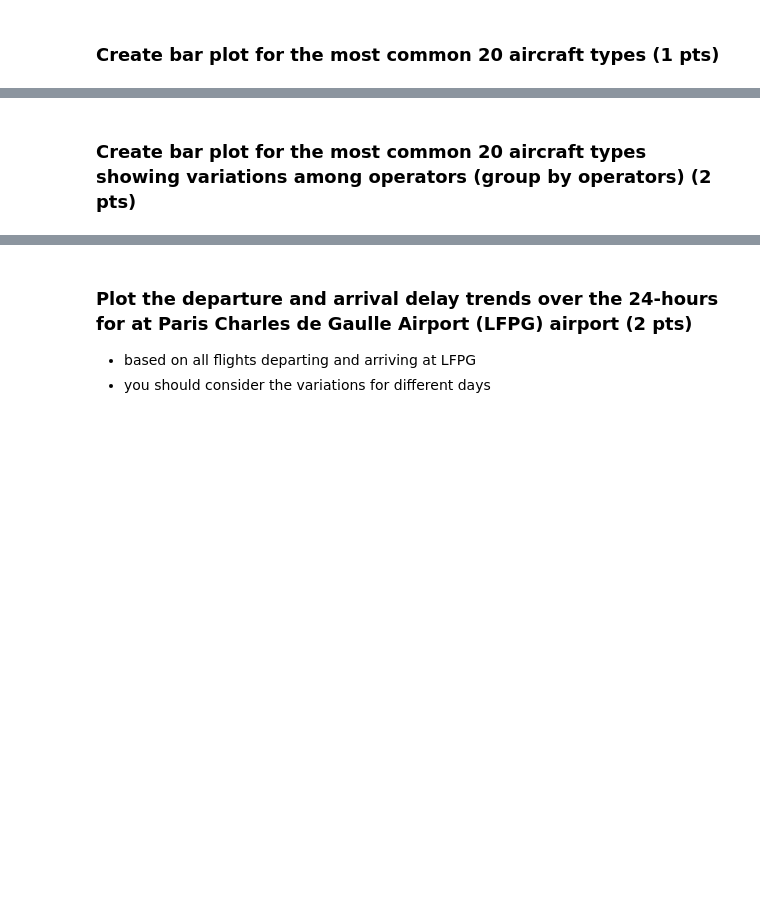
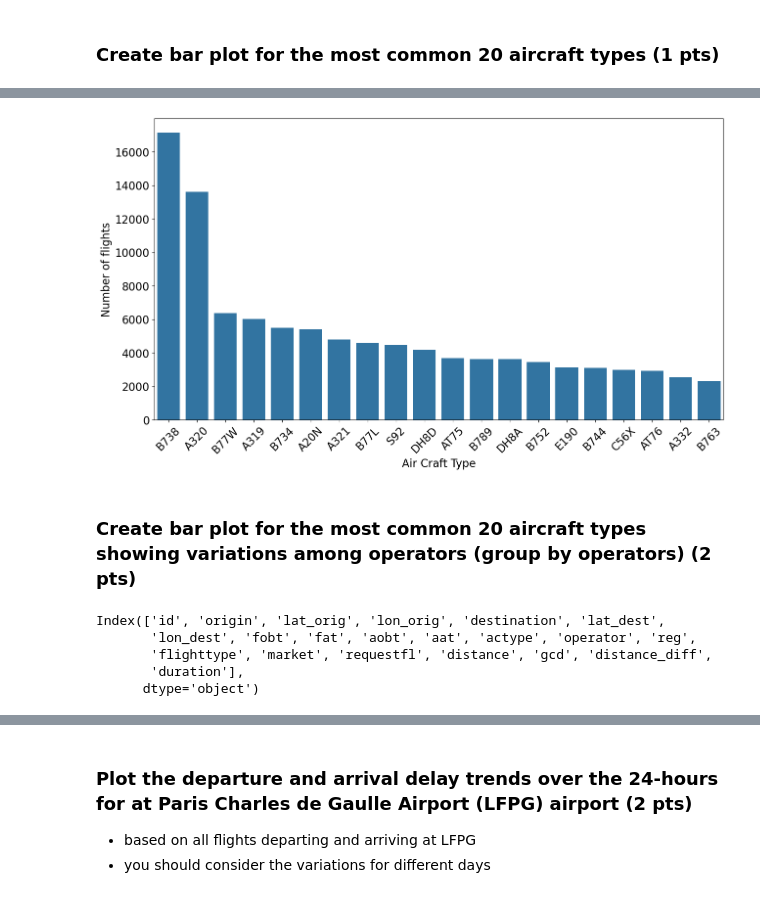
Before and after one commit to Alashmony/AI-Skills-for-Engineers-Data-Engineering-and-Data-Pipelines-UTDelftX, a Jupyter notebook: assignment_data_engineering.ipynb, the cells around one changed output, grey strips where cells are left out. Saved outputs shown, nothing was run; the diff lists cells and outputs as text; code cells hidden in the pictures; blank space fills up the shorter version.

Commit message:
finished the last assignment

```diff
--- a/assignment_data_engineering.ipynb
+++ b/assignment_data_engineering.ipynb
@@ -227,7 +227,9 @@ Length: 5886, dtype: float64
 - add a new column named **gcd** (great circle distance) for all the flights
 - then add another new column that calculates the different between **distance** and **gcd**, with column name **distance_diff**
 # %%
-flights = flights.assign(gcd = flights.apply(calc_gcd, axis=1)).assign(distance_diff = lambda x: x.distance - x.gcd)
+flights = flights.assign(gcd=flights.apply(calc_gcd, axis=1)).assign(
+    distance_diff=lambda x: x.distance - x.gcd
+)
 # %% [markdown]
 ### Show statistics of the new **distance_diff** column (1 pt)
 # %%
@@ -349,2 +378,28 @@ import seaborn as sns
+# %%
+top_20_actypes = (
+    flights.groupby("actype")
+    .agg({"id": "count"})
+    .reset_index()
+    .sort_values(by="id", ascending=False)
+    .head(20)
+)
+fig, ax = plt.subplots(1, figsize=(15, 8))
+sns.barplot(data=top_20_actypes, x="actype", y="id", color="tab:blue", ax=ax)
+ax.set_xlabel("Air Craft Type")
+# We have many aircraft types, let's rotate the x labels
+plt.xticks(rotation=45)
+ax.set_ylabel("Number of flights")
+# The simicolon removes the unnecessary line above the plot
+plt.show()
+# %% [output]
+[figure, added]
 # %% [markdown]
 ### Create bar plot for the most common 20 aircraft types showing variations among operators (group by operators) (2 pts)
+# %%
+flights.columns
+# %% [output]
+Index(['id', 'origin', 'lat_orig', 'lon_orig', 'destination', 'lat_dest',
+       'lon_dest', 'fobt', 'fat', 'aobt', 'aat', 'actype', 'operator', 'reg',
+       'flighttype', 'market', 'requestfl', 'distance', 'gcd', 'distance_diff',
+       'duration'],
+      dtype='object')
```
Also changed, not shown: parts of 20 cells of this notebook.
